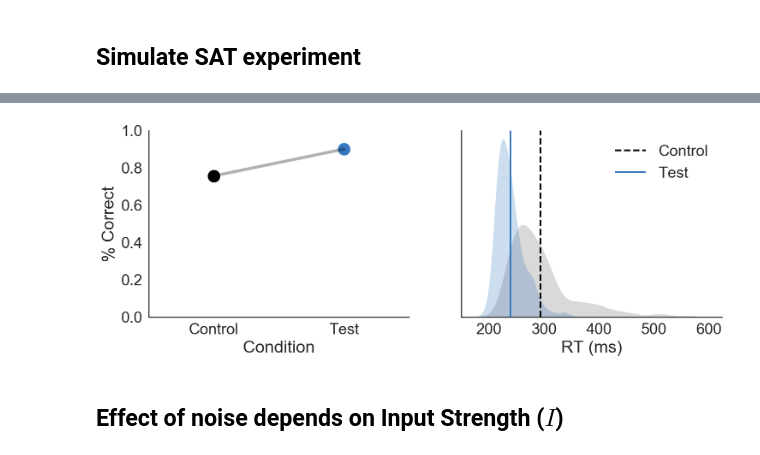
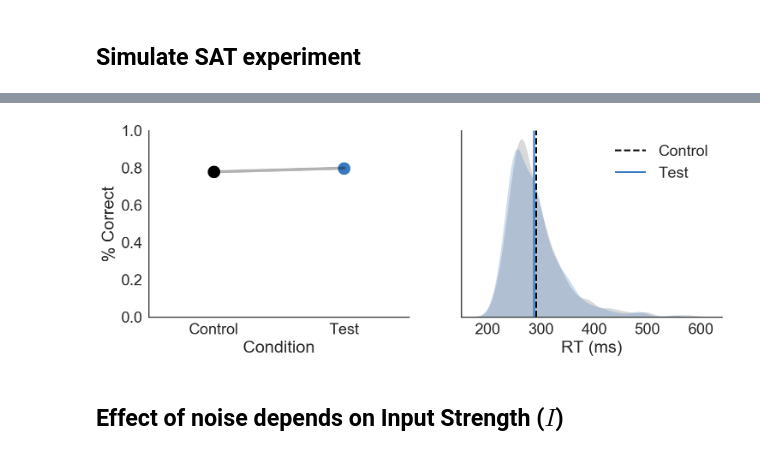
Before and after one commit to CoAxLab/AdaptiveDecisionMaking_2018, a Jupyter notebook: notebooks/Lab 3 - Attractor Networks.ipynb, the cells around one changed output, grey strips where cells are left out. Cells and saved outputs as stored; diff of their text form; code cells hidden in the pictures.

```diff
--- a/notebooks/Lab 3 - Attractor Networks.ipynb
+++ b/notebooks/Lab 3 - Attractor Networks.ipynb
@@ -79,8 +115,17 @@ print(dfControl.rt.mean())
-# %%
-dfTest = neural.simulate_attractor_behavior(I1=10, I2=8.5, I0=9, k=1., B=.7)
-neural.SAT_experiment(dfControl, dfTest)
-# %% [output]
-[figure, removed]
+# %%
+# manipulate the parameters below to improve
+# the speed and accuracy of behavior
+
+I0=2.5 # background excitability
+k=1.3  # recurrent feedback
+B=1.3  # cross inhibition
+
+dfTest = neural.simulate_attractor_behavior(I1=10, I2=8.5, I0=I0, k=k, B=B, ntrials=500)
+
+# Compare Control and Test behavior
+neural.SAT_experiment(dfControl, dfTest)
+# %% [output]
+[figure, added]
 # %% [markdown]
 ## Effect of noise depends on Input Strength ($I$)
 # %%
```
Also changed, not shown: parts of 7 cells of this notebook, 2 other files.
